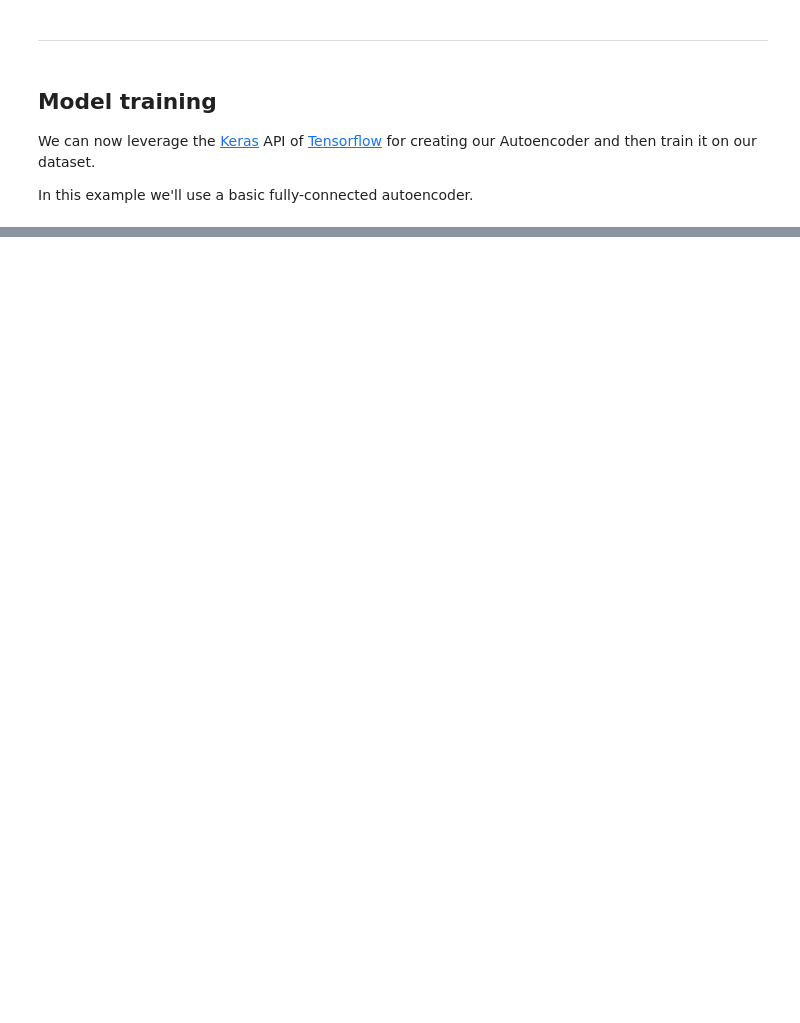
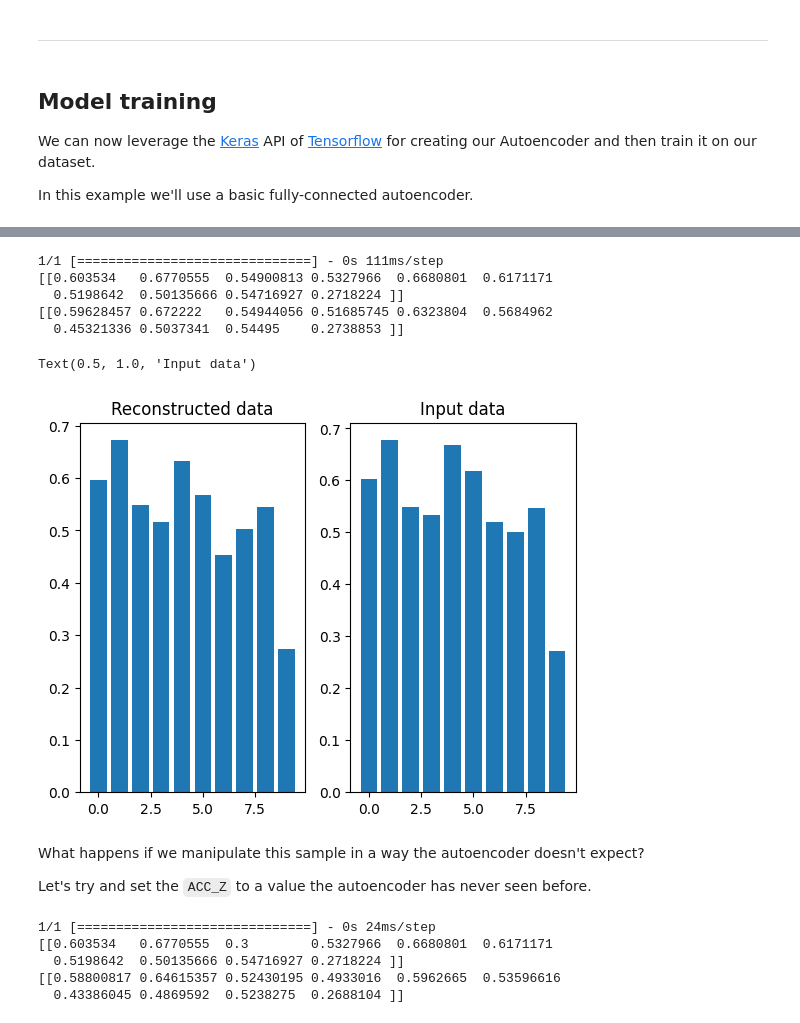
Before and after one commit to mattdibi/eclipsecon-edgeAI-talk, a Jupyter notebook: notebook/AD-EdgeAI.ipynb, the cells around one changed output, grey strips where cells are left out. Saved outputs shown, nothing was run; the diff lists cells and outputs as text; code cells hidden in the pictures; blank space fills up the shorter version.

Commit message:
docs: add Model Evaluation section

```diff
--- a/notebook/AD-EdgeAI.ipynb
+++ b/notebook/AD-EdgeAI.ipynb
@@ -168,6 +166,6 @@ def create_model(input_dim):
 
     return autoencoder_model
 # %%
-autoencoder_model = create_model(scaled_train_data.shape[1])
+autoencoder_model = create_model(len(features))
 # %%
 autoencoder_model.summary()
@@ -205,0 +252,47 @@ autoencoder_model.save("./saved_model/autoencoder")
+# %%
+input_sample = x_test[3:4].copy()
+
+reconstructed_sample = autoencoder_model.predict(input_sample)
+
+print(input_sample)
+print(reconstructed_sample)
+# %% [output]
+1/1 [==============================] - 0s 111ms/step
+[[0.603534   0.6770555  0.54900813 0.5327966  0.6680801  0.6171171
+  0.5198642  0.50135666 0.54716927 0.2718224 ]]
+[[0.59628457 0.672222   0.54944056 0.51685745 0.6323804  0.5684962
+  0.45321336 0.5037341  0.54495    0.2738853 ]]
+# %%
+import matplotlib.pyplot as plt
+
+x_axis = range(0, 10)
+
+figure, axis = plt.subplots(1, 2)
+
+axis[0].bar(x_axis, reconstructed_sample[0])
+axis[0].set_title("Reconstructed data")
+
+axis[1].bar(x_axis, input_sample[0])
+axis[1].set_title("Input data")
+# %% [output]
+Text(0.5, 1.0, 'Input data')
+[figure, added]
+# %% [markdown]
+What happens if we manipulate this sample in a way the autoencoder doesn't expect?
+
+Let's try and set the `ACC_Z` to a value the autoencoder has never seen before.
+# %%
+input_anomaly = input_sample.copy()
+
+input_anomaly[0][2] = 0.3
+
+reconstructed_anomaly = autoencoder_model.predict(input_anomaly)
+
+print(input_anomaly)
+print(reconstructed_anomaly)
+# %% [output]
+1/1 [==============================] - 0s 24ms/step
+[[0.603534   0.6770555  0.3        0.5327966  0.6680801  0.6171171
+  0.5198642  0.50135666 0.54716927 0.2718224 ]]
+[[0.58800817 0.64615357 0.52430195 0.4933016  0.5962665  0.53596616
+  0.43386045 0.4869592  0.5238275  0.2688104 ]]
```
Also changed, not shown: parts of 31 cells of this notebook.
